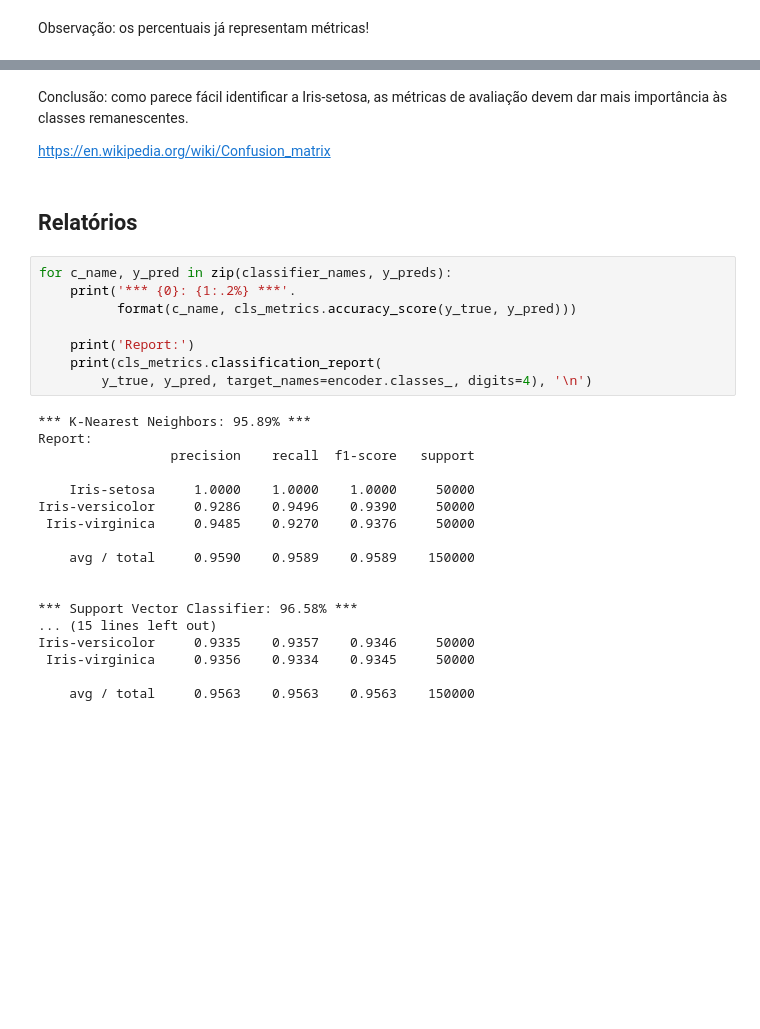
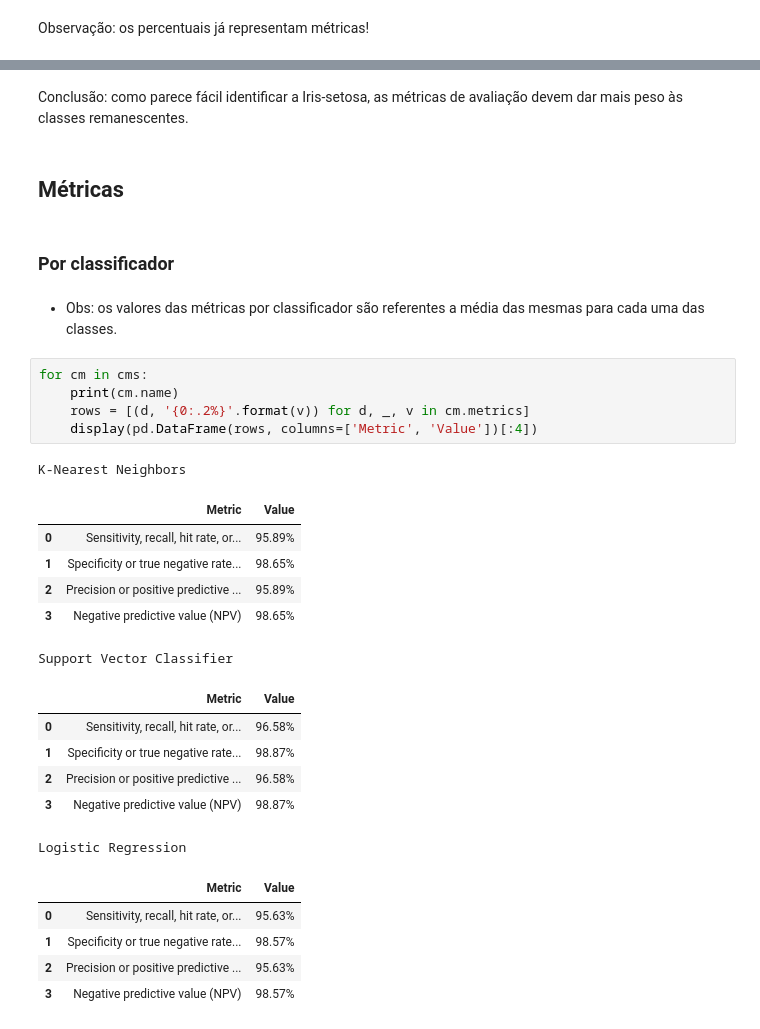
Before and after one commit to cristianokiu/desafio_datascience_intelivix_dez2016, a Jupyter notebook: Basico.ipynb, the cells around one changed output, grey strips where cells are left out. Drawn from its saved outputs; the diff is of its cells as text; blank space fills up the shorter version.

Commit message:
Add metrics

```diff
--- a/Basico.ipynb
+++ b/Basico.ipynb
@@ -160,32 +161,32 @@ Observação: os percentuais já representam métricas!
 # %% [markdown]
-Conclusão: como parece fácil identificar a Iris-setosa, as métricas de avaliação devem dar mais importância às classes remanescentes.
-
-https://en.wikipedia.org/wiki/Confusion_matrix
+Conclusão: como parece fácil identificar a Iris-setosa, as métricas de avaliação devem dar mais peso às classes remanescentes.
 # %% [markdown]
-## Relatórios
+## Métricas
-# %%
-for c_name, y_pred in zip(classifier_names, y_preds):
-    print('*** {0}: {1:.2%} ***'.
-          format(c_name, cls_metrics.accuracy_score(y_true, y_pred)))
-
-    print('Report:')
-    print(cls_metrics.classification_report(
-        y_true, y_pred, target_names=encoder.classes_, digits=4), '\n')
-# %% [output]
-*** K-Nearest Neighbors: 95.89% ***
-Report:
-                 precision    recall  f1-score   support
-
-    Iris-setosa     1.0000    1.0000    1.0000     50000
-Iris-versicolor     0.9286    0.9496    0.9390     50000
- Iris-virginica     0.9485    0.9270    0.9376     50000
-
-    avg / total     0.9590    0.9589    0.9589    150000
-
-
-*** Support Vector Classifier: 96.58% ***
-... (15 lines left out)
-Iris-versicolor     0.9335    0.9357    0.9346     50000
- Iris-virginica     0.9356    0.9334    0.9345     50000
-
-    avg / total     0.9563    0.9563    0.9563    150000
+# %% [markdown]
+### Por classificador
+# %% [markdown]
+* Obs: os valores das métricas por classificador são referentes a média das mesmas para cada uma das classes.
+# %%
+for cm in cms:
+    print(cm.name)
+    rows = [(d, '{0:.2%}'.format(v)) for d, _, v in cm.metrics]
+    display(pd.DataFrame(rows, columns=['Metric', 'Value'])[:4])
+# %% [output]
+K-Nearest Neighbors
+|  | Metric | Value |
+| 0 | Sensitivity, recall, hit rate, or... | 95.89% |
+| 1 | Specificity or true negative rate... | 98.65% |
+| 2 | Precision or positive predictive ... | 95.89% |
+| 3 | Negative predictive value (NPV) | 98.65% |
+Support Vector Classifier
+|  | Metric | Value |
+| 0 | Sensitivity, recall, hit rate, or... | 96.58% |
+| 1 | Specificity or true negative rate... | 98.87% |
+| 2 | Precision or positive predictive ... | 96.58% |
+| 3 | Negative predictive value (NPV) | 98.87% |
+Logistic Regression
+|  | Metric | Value |
+| 0 | Sensitivity, recall, hit rate, or... | 95.63% |
+| 1 | Specificity or true negative rate... | 98.57% |
+| 2 | Precision or positive predictive ... | 95.63% |
+| 3 | Negative predictive value (NPV) | 98.57% |
```
Also changed, not shown: parts of 8 cells of this notebook, 1 other file.
